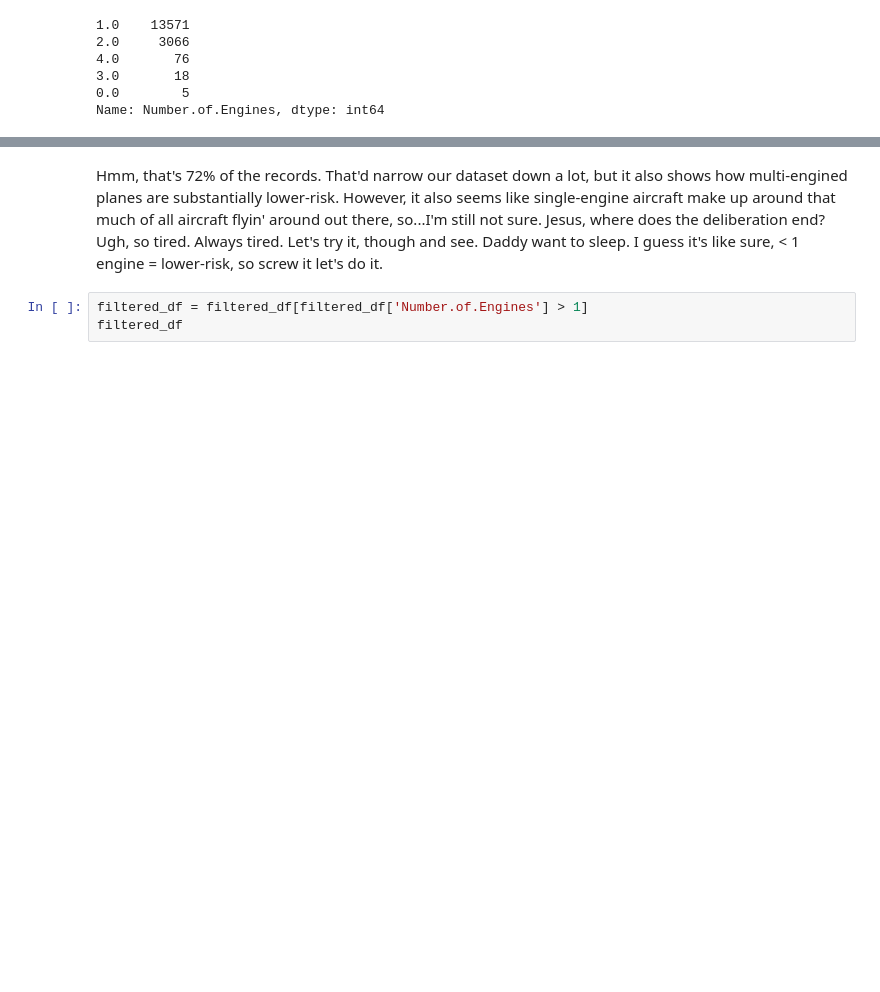
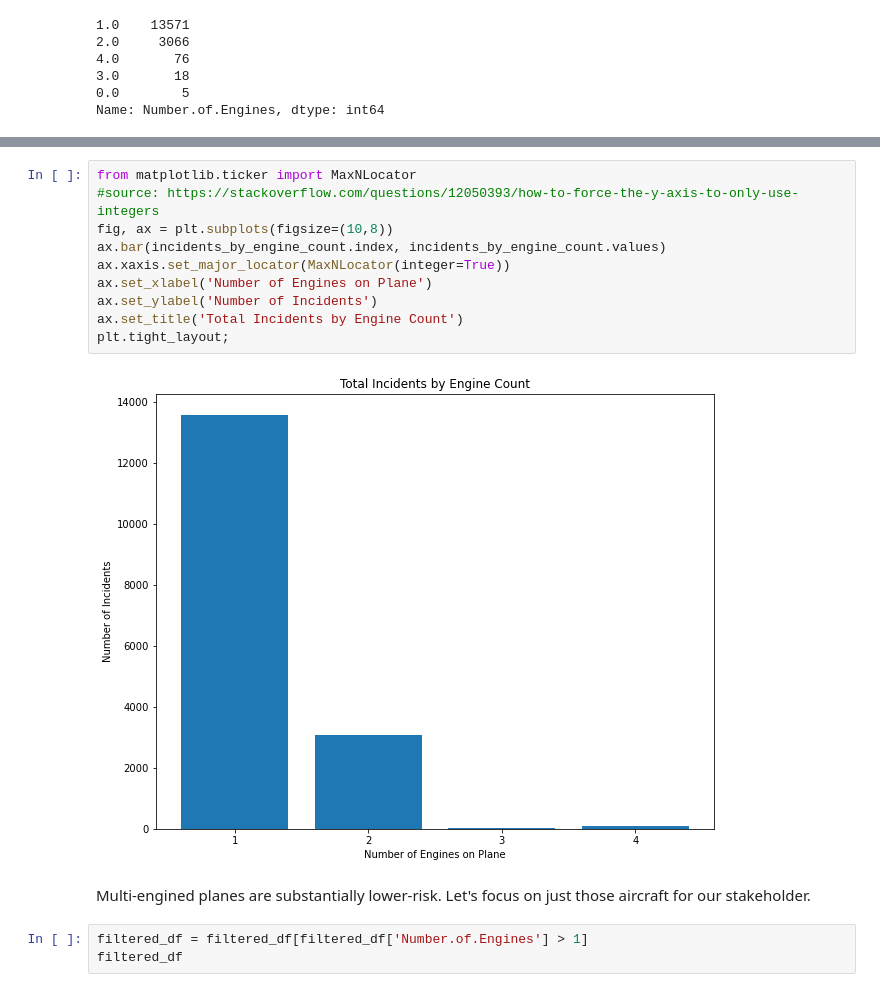
Before and after one commit to joeldmott/aviation-risk-project, a Jupyter notebook: Untitled.ipynb, the cells around one changed output, grey strips where cells are left out. Cells and saved outputs as stored; diff of their text form; blank space fills up the shorter version.

```diff
--- a/Untitled.ipynb
+++ b/Untitled.ipynb
@@ -968,5 +973,17 @@ indicents_by_engine_count.plot(kind='bar', color='m');
-# %% [markdown]
-Hmm, that's 72% of the records. That'd narrow our dataset down a lot, but it also shows how multi-engined planes are substantially lower-risk. However, it also seems like single-engine aircraft make up around that much of all aircraft flyin' around out there, so...I'm still not sure. Jesus, where does the deliberation end? Ugh, so tired. Always tired. Let's try it, though and see. Daddy want to sleep. I guess it's like sure, < 1 engine = lower-risk, so screw it let's do it.
+# %%
+from matplotlib.ticker import MaxNLocator
+#source: https://stackoverflow.com/questions/12050393/how-to-force-the-y-axis-to-only-use-integers
+fig, ax = plt.subplots(figsize=(10,8))
+ax.bar(incidents_by_engine_count.index, incidents_by_engine_count.values)
+ax.xaxis.set_major_locator(MaxNLocator(integer=True))
+ax.set_xlabel('Number of Engines on Plane')
+ax.set_ylabel('Number of Incidents')
+ax.set_title('Total Incidents by Engine Count')
+plt.tight_layout;
+# %% [output]
+[figure, added]
+# %% [markdown]
+Multi-engined planes are substantially lower-risk. Let's focus on just those aircraft for our stakeholder.
 # %%
 filtered_df = filtered_df[filtered_df['Number.of.Engines'] > 1]
 filtered_df
```
Also changed, not shown: parts of 90 cells of this notebook, 2 other files.
